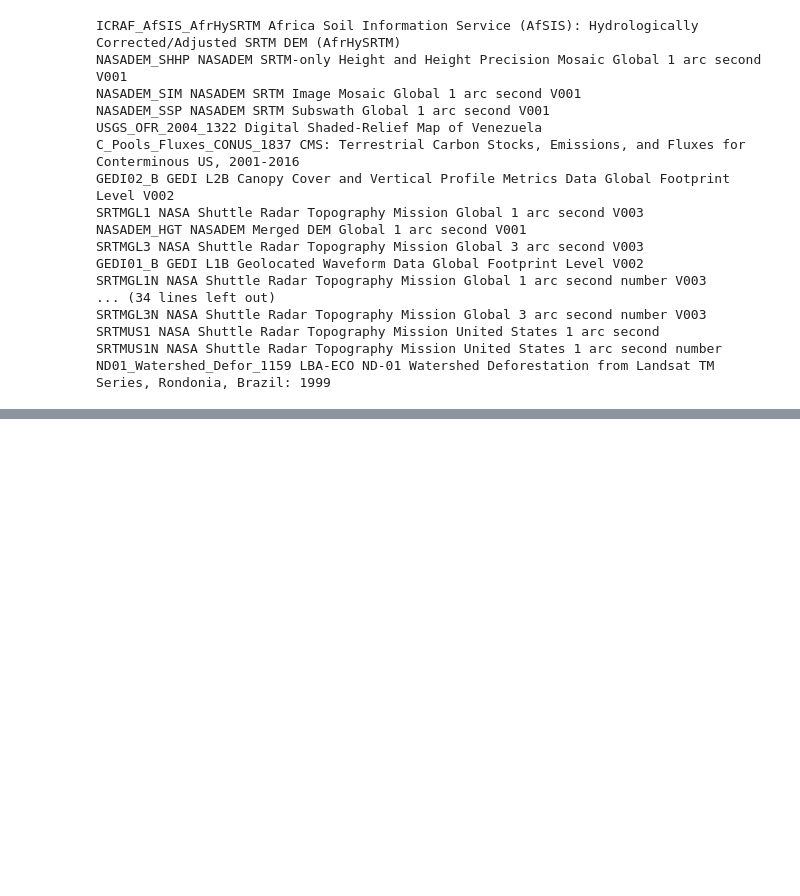
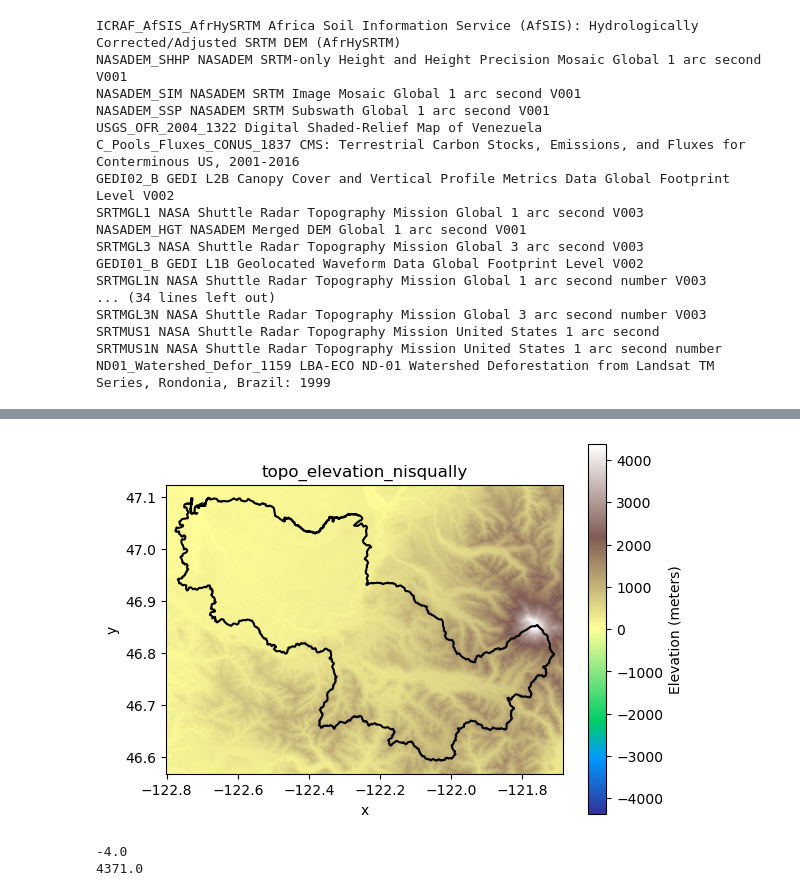
Before and after one commit to nym-veach/surface-runoff-susceptibility-model, a Jupyter notebook: notebooks/01-download-data.ipynb, the cells around one changed output, grey strips where cells are left out. Drawn from its saved outputs; the diff is of its cells as text; code cells hidden in the pictures; blank space fills up the shorter version.

```diff
--- a/notebooks/01-download-data.ipynb
+++ b/notebooks/01-download-data.ipynb
@@ -238,0 +256,28 @@ else:
+# %%
+nisqually_gdf_srtm_da_list = []
+for srtm_path in glob(nisqually_gdf_srtm_pattern):
+    tile_da = rxr.open_rasterio(srtm_path, mask_and_scale = True).squeeze()
+    srtm_cropped_da = tile_da.rio.clip_box(*nisqually_elev_bounds_buffer)
+    nisqually_gdf_srtm_da_list.append(srtm_cropped_da)
+
+# Merge
+nisqually_srtm_da = merge_arrays(nisqually_gdf_srtm_da_list)
+
+nisqually_srtm_da.plot(cmap='terrain', cbar_kwargs={'label': 'Elevation (meters)'})
+
+nisqually_gdf.boundary.plot(ax = plt.gca(), color='black')
+
+# Add title
+plt.title("topo_elevation_nisqually")
+
+# Check it out
+plt.show()
+# %% [output]
+[figure, added]
+# %%
+# Check the min and max values
+print(nisqually_srtm_da.min().values)
+print(nisqually_srtm_da.max().values)
+# %% [output]
+-4.0
+4371.0
```
Also changed, not shown: parts of 11 cells of this notebook.
